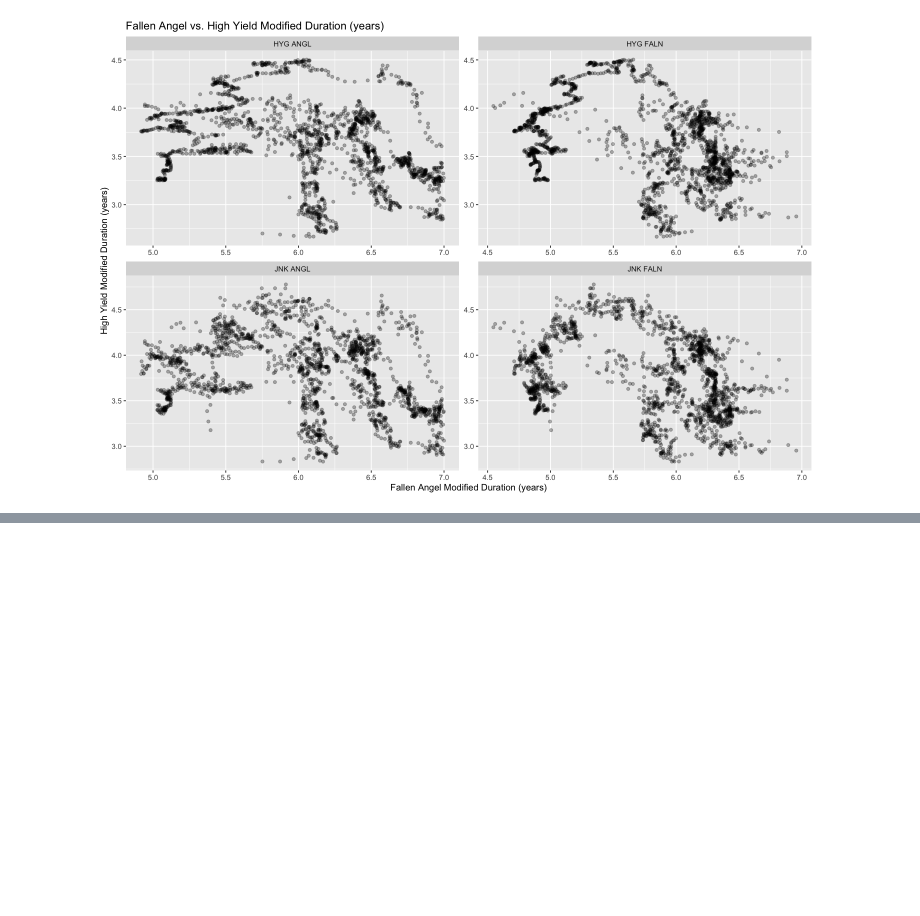
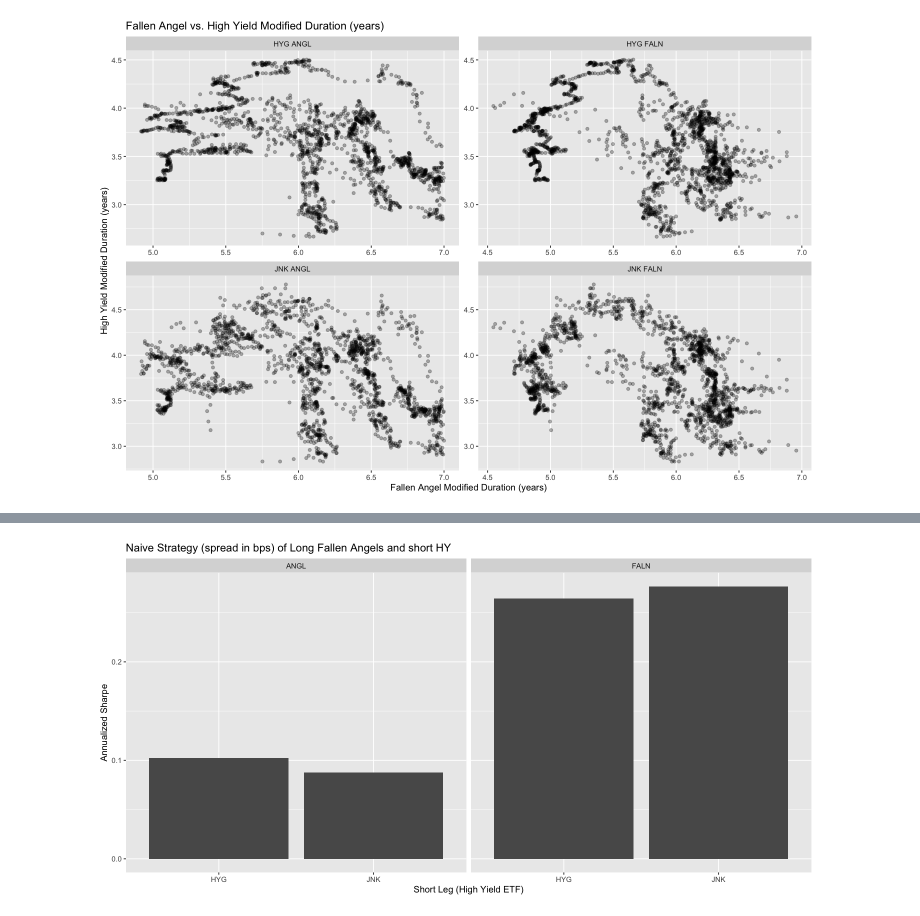
Before and after one commit to diegodalvarez/FallenAngelRiskPremia, a Jupyter notebook: root/notebooks/Background.ipynb, the cells around one changed output, grey strips where cells are left out. Saved outputs shown, nothing was run; the diff lists cells and outputs as text; code cells hidden in the pictures; blank space fills up the shorter version.

Commit message:
Adding in naive strategy

```diff
--- a/root/notebooks/Background.ipynb
+++ b/root/notebooks/Background.ipynb
@@ -154,0 +206,17 @@ plot_duration_comparison(df_smooth)
+# %%
+plot_naive_sharpe <- function(df_sharpe){
+
+    options(repr.plot.width = 12, repr.plot.height = 6)
+
+    df_sharpe %>%
+      ggplot(aes(x = hy_sec, y = sharpe, color)) +
+      facet_wrap(~fa_sec, scale = "free_x") +
+      geom_bar(stat = "identity") +
+      labs(
+        x     = "Short Leg (High Yield ETF)",
+        y     = "Annualized Sharpe",
+        title = "Naive Strategy (spread in bps) of Long Fallen Angels and short HY")
+}
+plot_naive_sharpe(df_sharpe)
+# %% [output]
+[figure, added]
```
Also changed, not shown: parts of 7 cells of this notebook.
